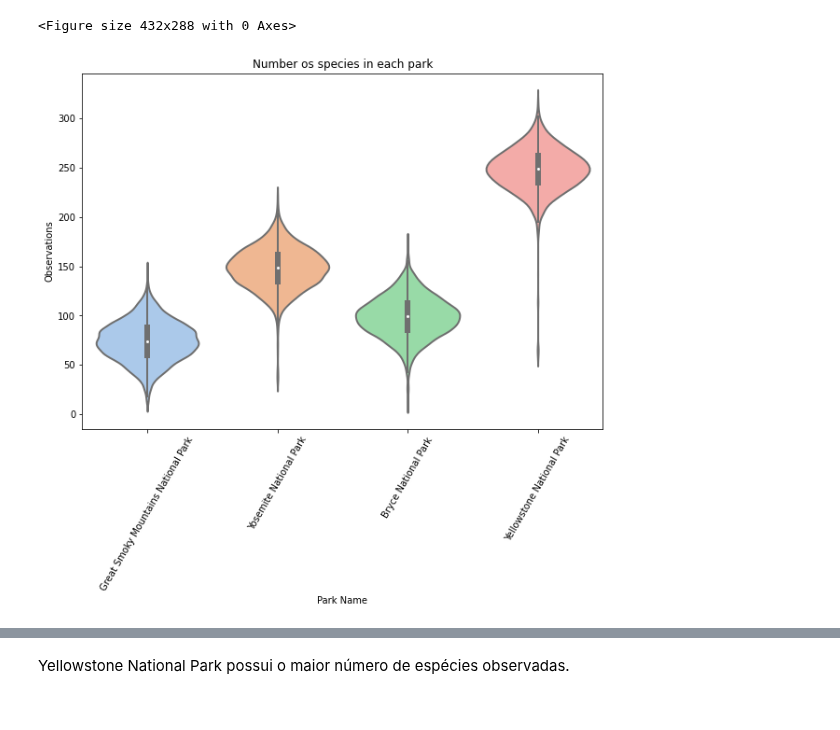
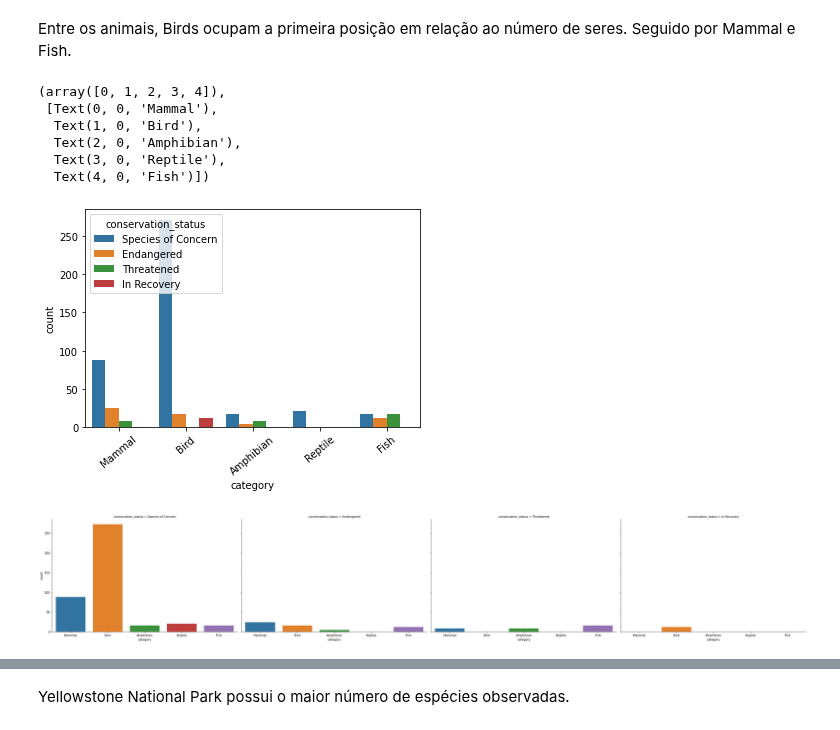
Before and after one commit to cacaprog/Exercises, a Jupyter notebook: Biodiversity/biodiversity.ipynb, the cells around one changed output, grey strips where cells are left out. Drawn from its saved outputs; the diff is of its cells as text; code cells hidden in the pictures.

```diff
--- a/Biodiversity/biodiversity.ipynb
+++ b/Biodiversity/biodiversity.ipynb
@@ -61,14 +242,22 @@ plt.show()
-# %%
-#investigar o % de missing data
-plt.clf()
-
-fig = plt.figure(figsize =(10, 7))
-ax = sns.violinplot( x = "park_name", y ="observations",data = df_obs,  linewidth = 2, palette="pastel")
-plt.xlabel("Park Name")
-plt.ylabel("Observations")
-plt.title("Number os species in each park")
-plt.xticks(rotation=60, fontsize=10)
-plt.show()
-# %% [output]
-<Figure size 432x288 with 0 Axes>
-[figure, removed]
+# %% [markdown]
+Entre os animais, Birds ocupam a primeira posição em relação ao número de seres.
+Seguido por Mammal e Fish.
+# %%
+sns.countplot(data=animals, x='category', hue="conservation_status")
+plt.xticks(rotation=40)
+# %% [output]
+(array([0, 1, 2, 3, 4]),
+ [Text(0, 0, 'Mammal'),
+  Text(1, 0, 'Bird'),
+  Text(2, 0, 'Amphibian'),
+  Text(3, 0, 'Reptile'),
+  Text(4, 0, 'Fish')])
+[figure, added]
+# %%
+employ_fig = sns.catplot(data=animals,
+kind="count",
+x="category", col="conservation_status",
+aspect=1.5,
+height=6)
+# %% [output]
+[figure, added]
```
Also changed, not shown: parts of 37 cells of this notebook, 1 other file.
